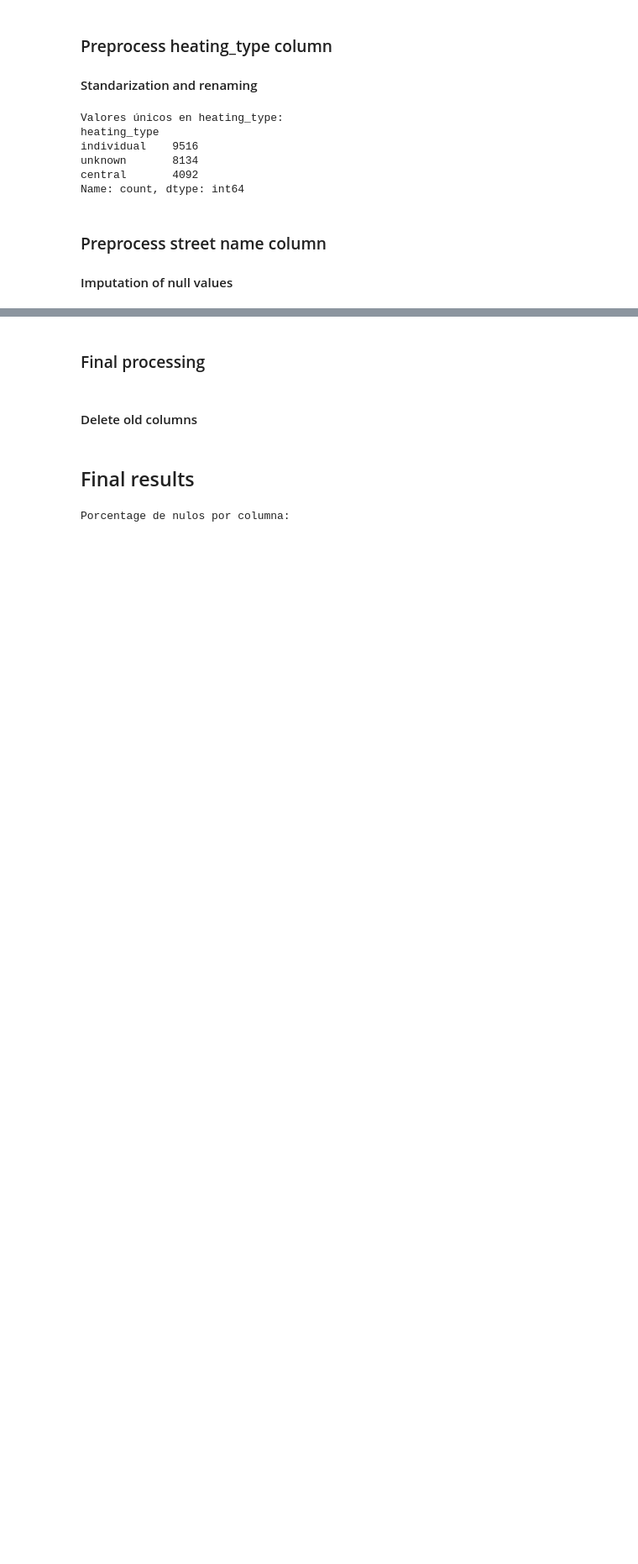
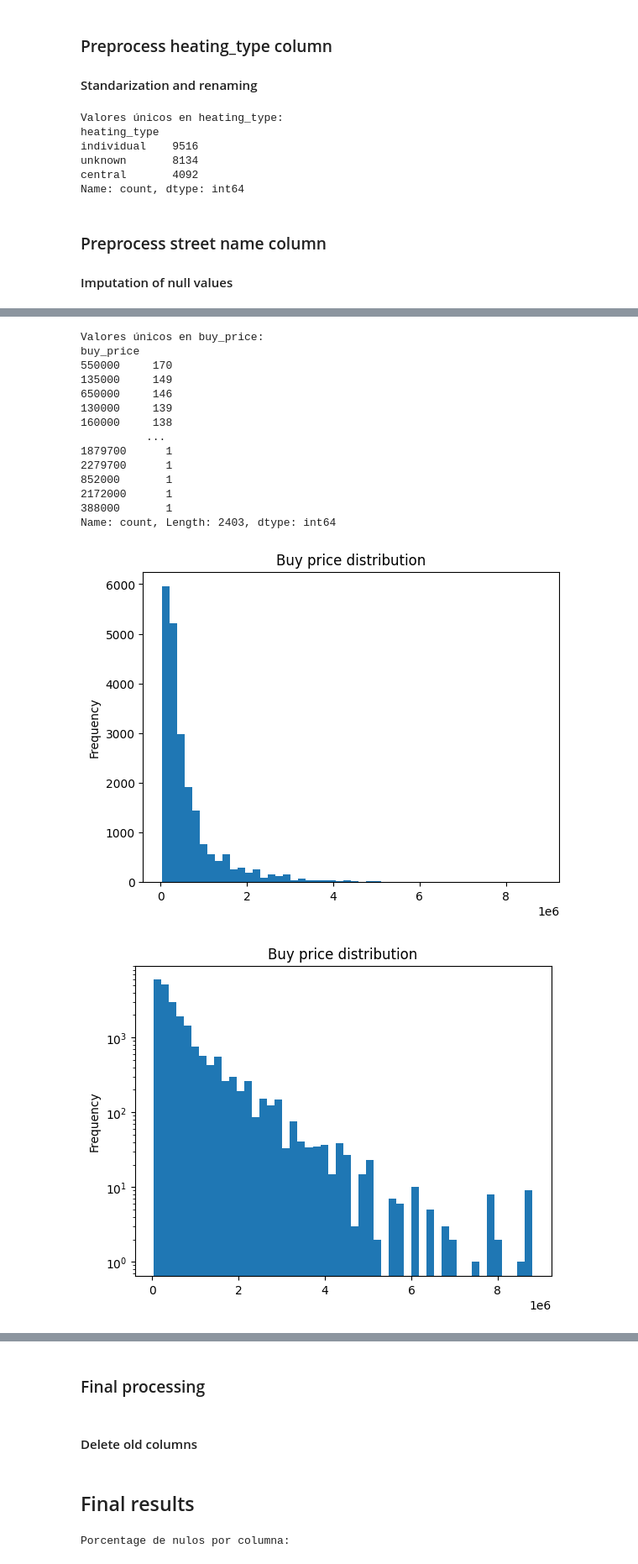
Before and after one commit to carleslobon/MD2, a Jupyter notebook: preprocessing/preprocessing_miquel.ipynb, the cells around one changed output, grey strips where cells are left out. Shown: that part at 84% size. Saved outputs shown, nothing was run; the diff lists cells and outputs as text; code cells hidden in the pictures; blank space fills up the shorter version.

```diff
--- a/preprocessing/preprocessing_miquel.ipynb
+++ b/preprocessing/preprocessing_miquel.ipynb
@@ -45,7 +45,8 @@ columns = ['street_name',
            'floor',
            'house_type_id',
            'has_central_heating',
-           'has_individual_heating'
+           'has_individual_heating',
+           'buy_price'
         ]
 df = original_df[columns]
 # %% [markdown]
@@ -393,0 +400,32 @@ Name: count, Length: 6163, dtype: int64
+# %%
+print("Valores únicos en buy_price:")
+print(df['buy_price'].value_counts(dropna=False))
+
+df['buy_price'].plot(kind='hist', bins=50, title='Buy price distribution')
+plt.show()
+# Plot with logarithmic scale
+df['buy_price'].plot(kind='hist', bins=50, title='Buy price distribution', logy=True)
+plt.show()
+# Plot with logarithmic scale and 10 bins
+df['buy_price'].plot(kind='hist', bins=10, title='Buy price distribution', logy=True)
+plt.show()
+# Plot with boxplot
+df['buy_price'].plot(kind='box', title='Buy price distribution')
+plt.show()
+# %% [output]
+Valores únicos en buy_price:
+buy_price
+550000     170
+135000     149
+650000     146
+130000     139
+160000     138
+          ...
+1879700      1
+2279700      1
+852000       1
+2172000      1
+388000       1
+Name: count, Length: 2403, dtype: int64
+[figure, added]
+[figure, added]
```
Also changed, not shown: parts of 7 cells of this notebook.
